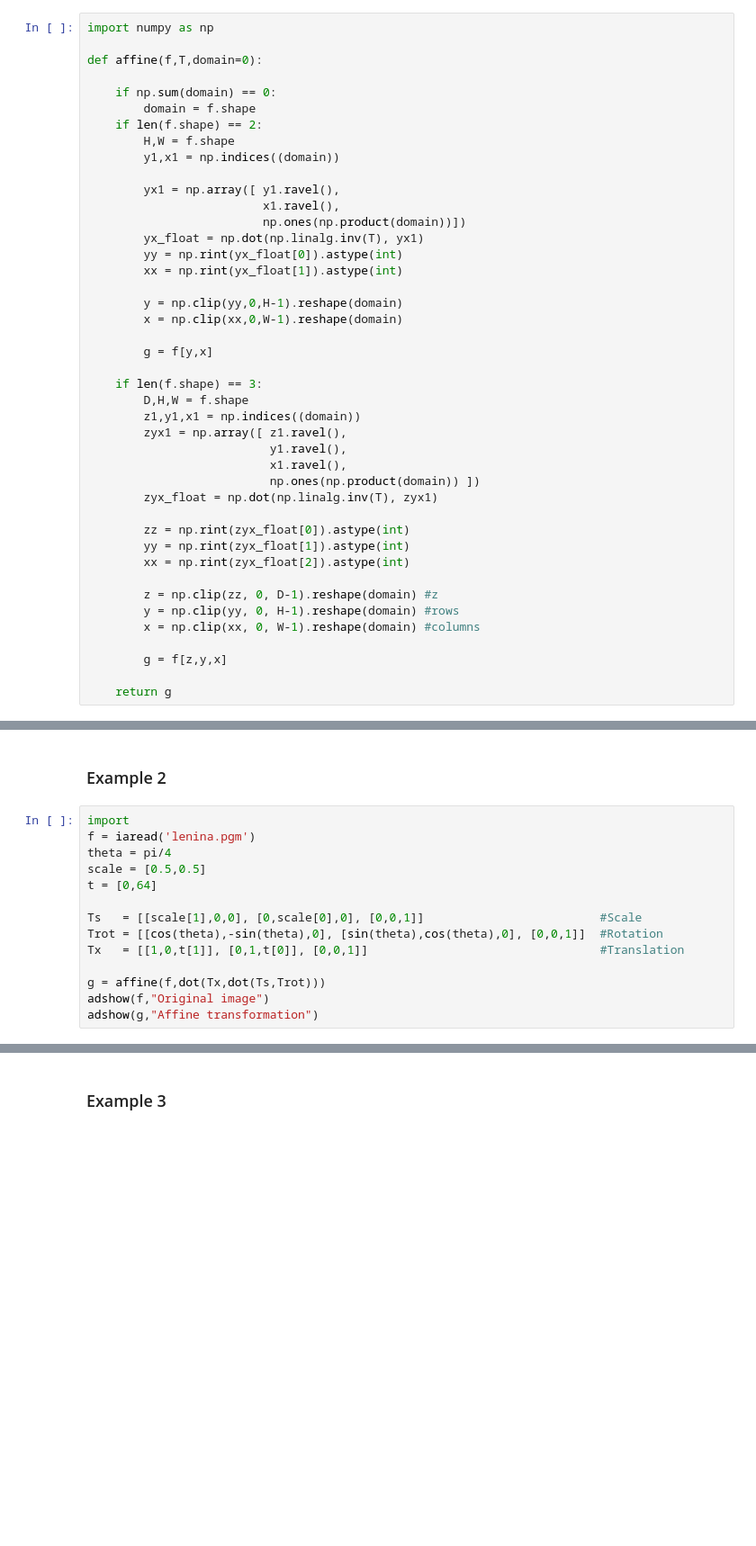
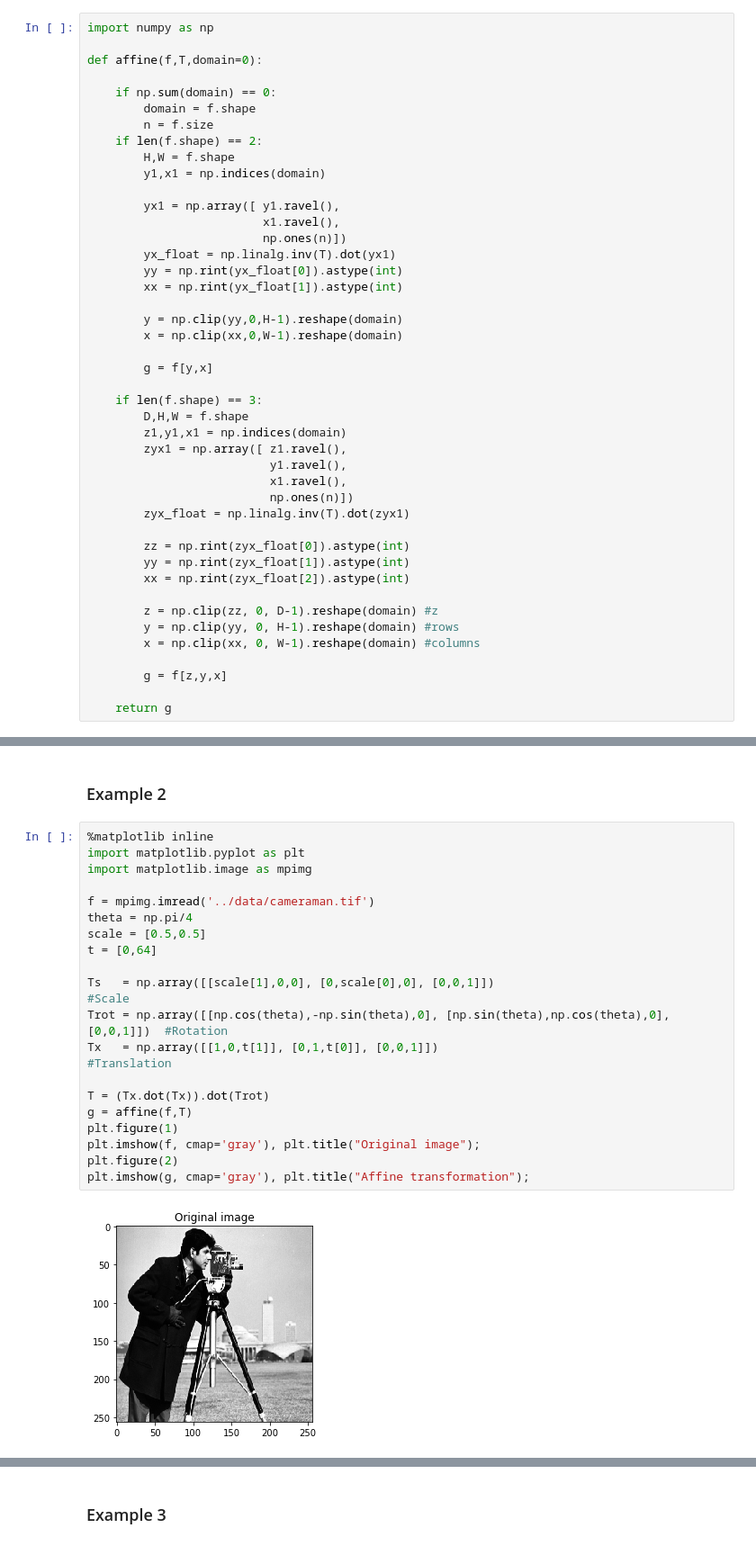
Before and after one commit to robertoalotufo/ia898, a Jupyter notebook: src/affine.ipynb, the cells around one changed output, grey strips where cells are left out. Shown at 90% size. Saved outputs shown, nothing was run; the diff lists cells and outputs as text; blank space fills up the shorter version.

```diff
--- a/src/affine.ipynb
+++ b/src/affine.ipynb
@@ -23,14 +23,15 @@ def affine(f,T,domain=0):
 
     if np.sum(domain) == 0:
         domain = f.shape
+        n = f.size
     if len(f.shape) == 2:
         H,W = f.shape
-        y1,x1 = np.indices((domain))
+        y1,x1 = np.indices(domain)
 
         yx1 = np.array([ y1.ravel(),
                          x1.ravel(),
-                         np.ones(np.product(domain))])
-        yx_float = np.dot(np.linalg.inv(T), yx1)
+                         np.ones(n)])
+        yx_float = np.linalg.inv(T).dot(yx1)
         yy = np.rint(yx_float[0]).astype(int)
         xx = np.rint(yx_float[1]).astype(int)
 
@@ -41,12 +42,12 @@ def affine(f,T,domain=0):
 
     if len(f.shape) == 3:
         D,H,W = f.shape
-        z1,y1,x1 = np.indices((domain))
+        z1,y1,x1 = np.indices(domain)
         zyx1 = np.array([ z1.ravel(),
                           y1.ravel(),
                           x1.ravel(),
-                          np.ones(np.product(domain)) ])
-        zyx_float = np.dot(np.linalg.inv(T), zyx1)
+                          np.ones(n)])
+        zyx_float = np.linalg.inv(T).dot(zyx1)
 
         zz = np.rint(zyx_float[0]).astype(int)
         yy = np.rint(zyx_float[1]).astype(int)
@@ -113,16 +124,24 @@ Result with scale:
 # %% [markdown]
 ### Example 2
 # %%
-import
-f = iaread('lenina.pgm')
-theta = pi/4
+%matplotlib inline
+import matplotlib.pyplot as plt
+import matplotlib.image as mpimg
+
+f = mpimg.imread('../data/cameraman.tif')
+theta = np.pi/4
 scale = [0.5,0.5]
 t = [0,64]
 
-Ts   = [[scale[1],0,0], [0,scale[0],0], [0,0,1]]                         #Scale
-Trot = [[cos(theta),-sin(theta),0], [sin(theta),cos(theta),0], [0,0,1]]  #Rotation
-Tx   = [[1,0,t[1]], [0,1,t[0]], [0,0,1]]                                 #Translation
+Ts   = np.array([[scale[1],0,0], [0,scale[0],0], [0,0,1]])                                     #Scale
+Trot = np.array([[np.cos(theta),-np.sin(theta),0], [np.sin(theta),np.cos(theta),0], [0,0,1]])  #Rotation
+Tx   = np.array([[1,0,t[1]], [0,1,t[0]], [0,0,1]])                                             #Translation
 
-g = affine(f,dot(Tx,dot(Ts,Trot)))
-adshow(f,"Original image")
-adshow(g,"Affine transformation")
+T = (Tx.dot(Tx)).dot(Trot)
+g = affine(f,T)
+plt.figure(1)
+plt.imshow(f, cmap='gray'), plt.title("Original image");
+plt.figure(2)
+plt.imshow(g, cmap='gray'), plt.title("Affine transformation");
+# %% [output]
+[figure, added]
```
Also changed, not shown: parts of 6 cells of this notebook, 8 other files.
